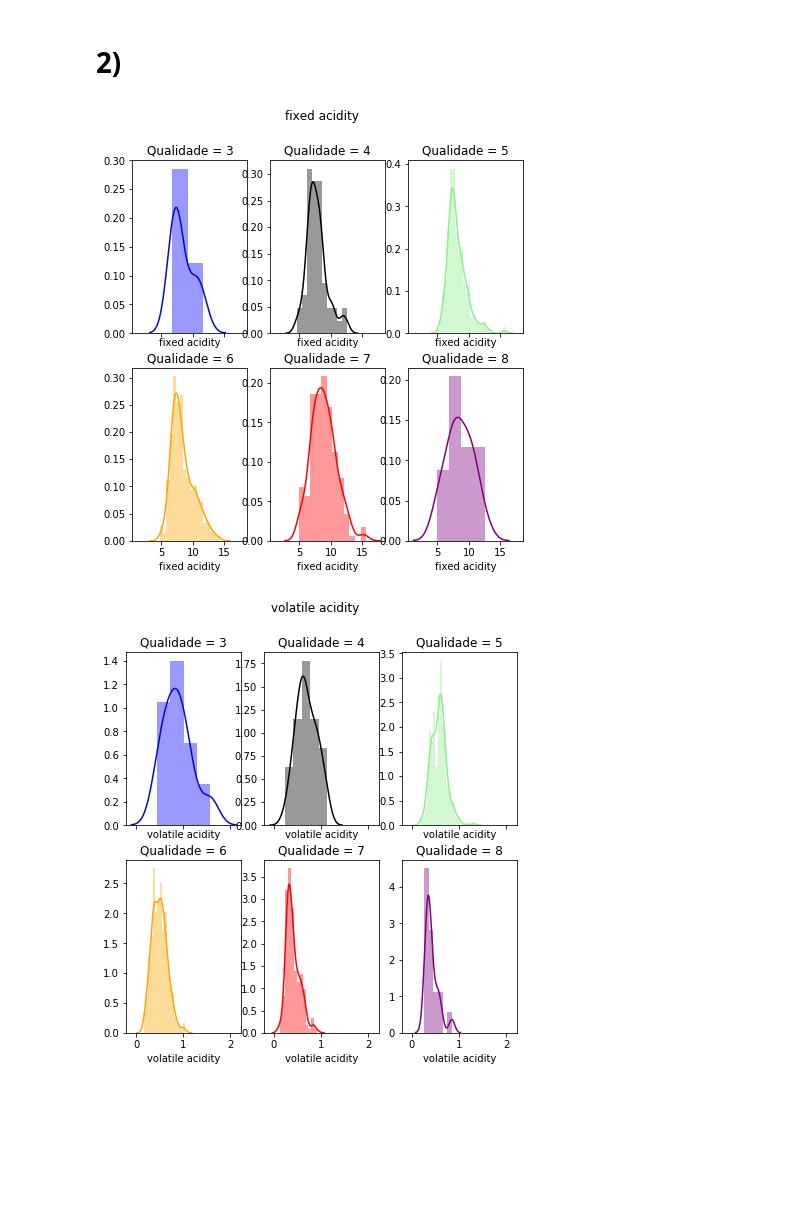
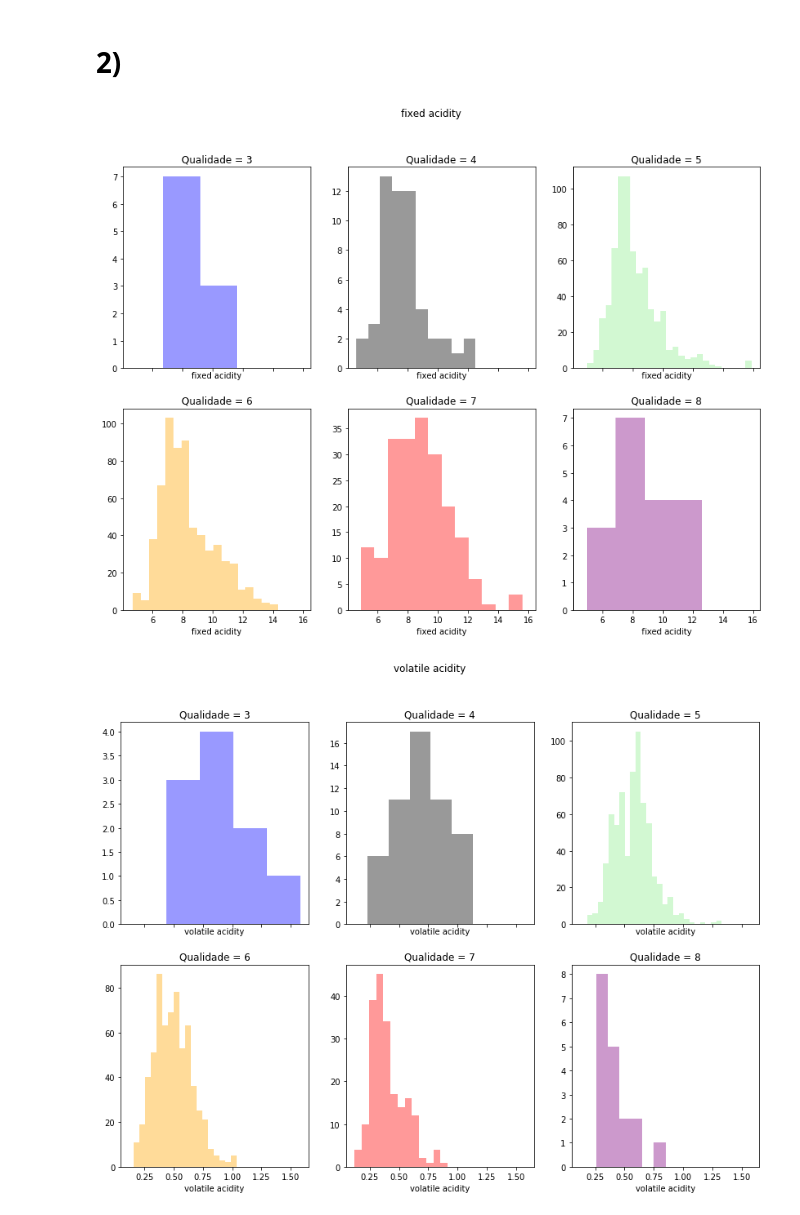
Before and after one commit to leotok/INF1032, a Jupyter notebook: labs/Exercicio2_1.ipynb, the cells around one changed output. Cells and saved outputs as stored; diff of their text form; code cells hidden in the pictures; blank space fills up the shorter version.

```diff
--- a/labs/Exercicio2_1.ipynb
+++ b/labs/Exercicio2_1.ipynb
@@ -102,17 +102,17 @@ plt.show()
 # %%
 qualities = [(3,'blue',0,0), (4,'black',0,1), (5,'lightGreen',0,2), (6,'orange',1,0),
              (7,'red',1,1), (8,'purple',1,2)]
 
 attributes = ['fixed acidity', 'volatile acidity', 'citric acid', 'residual sugar',
        'chlorides', 'free sulfur dioxide', 'total sulfur dioxide', 'density',
        'pH', 'sulphates', 'alcohol']
 
 for attribute in attributes:
-    f, axes = plt.subplots(2, 3, figsize=(7, 7), sharex=True)
+    f, axes = plt.subplots(2, 3, figsize=(14, 10), sharex=True)
     f.suptitle(attribute)
     for quality in qualities:
         sns.distplot(initial_df[initial_df.quality==quality[0]][attribute]
-                     ,color=quality[1], ax=axes[quality[2], quality[3]]).set_title('Qualidade = ' + str(quality[0]))
+                     ,color=quality[1], ax=axes[quality[2], quality[3]],kde=False).set_title('Qualidade = ' + str(quality[0]))
 # %% [output]
-[figure, old version]
+[figure, new version]
-[figure, old version]
+[figure, new version]
```
Also changed, not shown: parts of 1 cell of this notebook.
